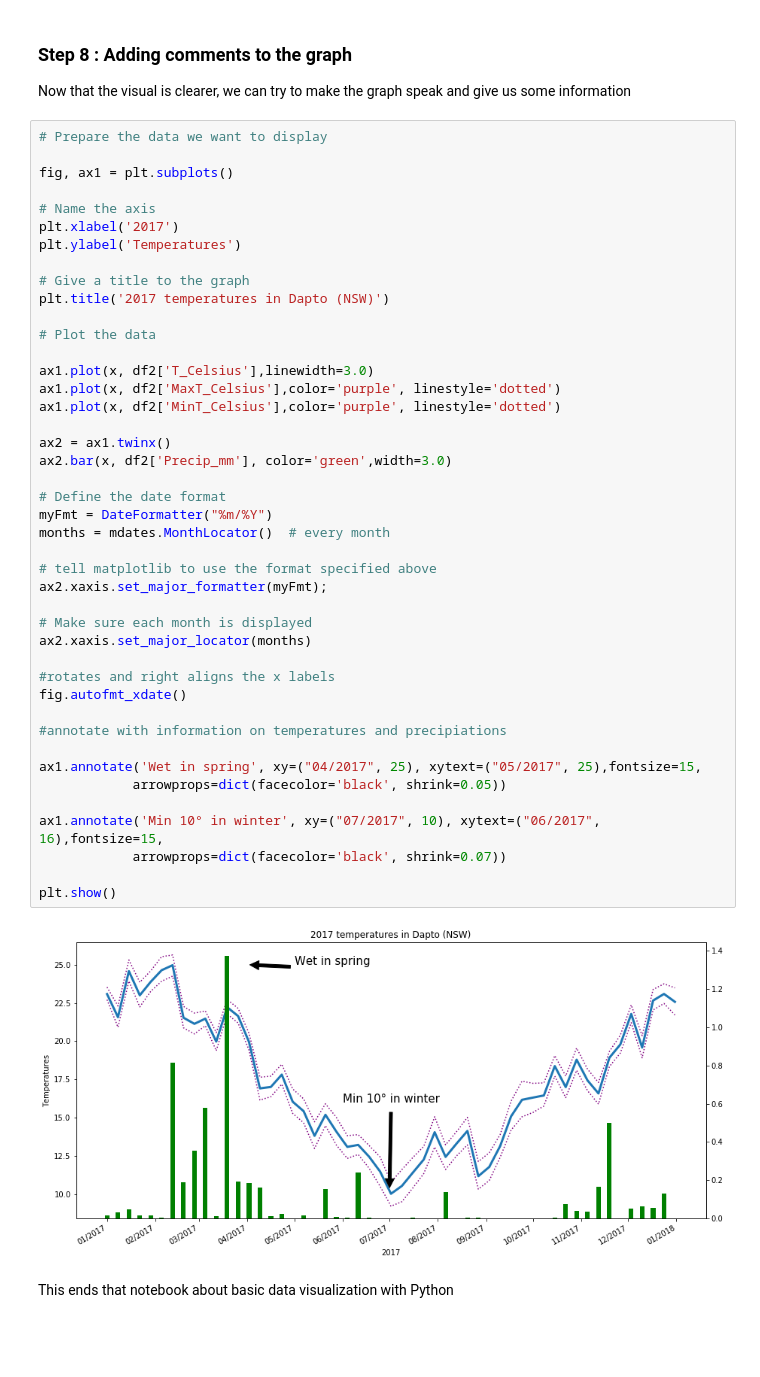
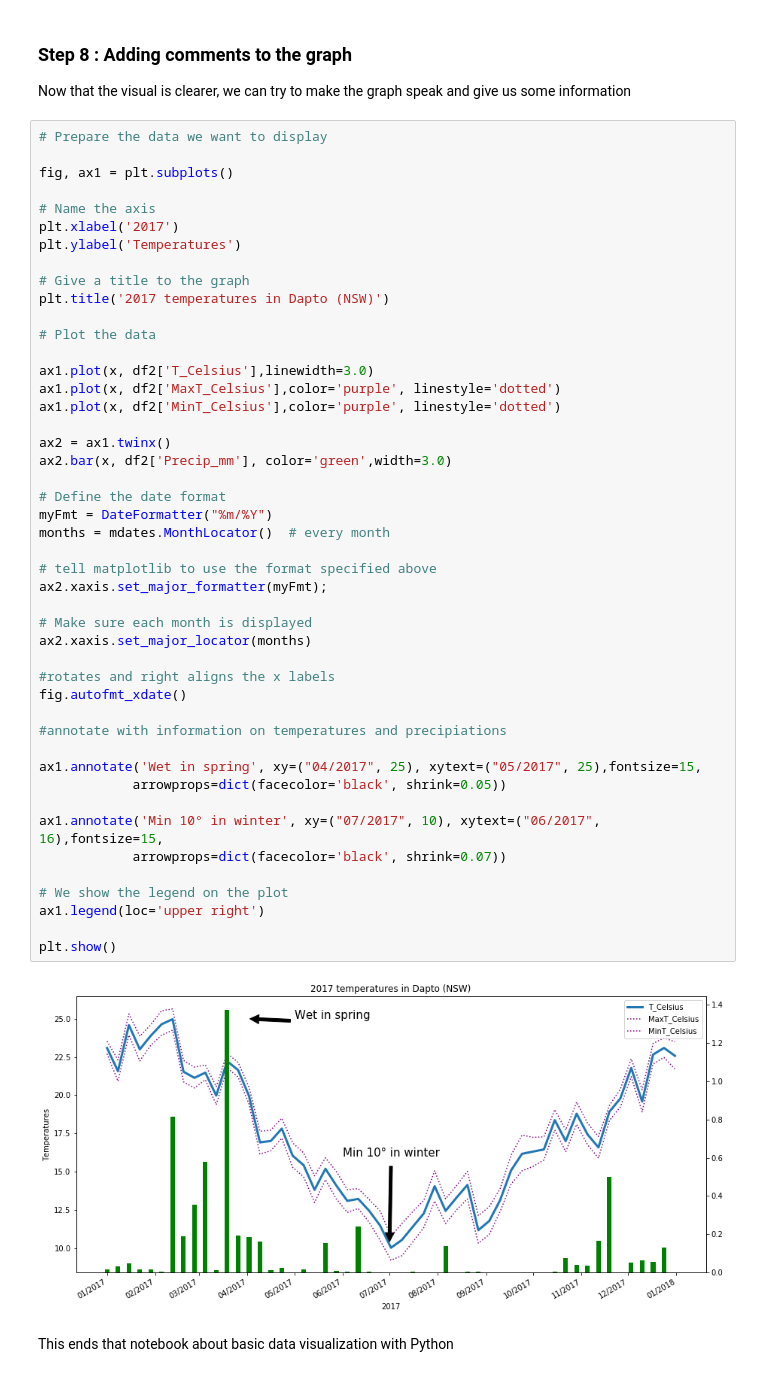
Before and after one commit to GuillaumeRouja/2019-Python-Data-Visualization, a Jupyter notebook: GR_BoM_displaying.ipynb, the cells around one changed output. Drawn from its saved outputs; the diff is of its cells as text; blank space fills up the shorter version.

Commit message:
displaying legend in final graph

```diff
--- a/GR_BoM_displaying.ipynb
+++ b/GR_BoM_displaying.ipynb
@@ -213,33 +213,36 @@ plt.title('2017 temperatures in Dapto (NSW)')
 ax1.plot(x, df2['T_Celsius'],linewidth=3.0)
 ax1.plot(x, df2['MaxT_Celsius'],color='purple', linestyle='dotted')
 ax1.plot(x, df2['MinT_Celsius'],color='purple', linestyle='dotted')
 
 ax2 = ax1.twinx()
 ax2.bar(x, df2['Precip_mm'], color='green',width=3.0)
 
 # Define the date format
 myFmt = DateFormatter("%m/%Y")
 months = mdates.MonthLocator()  # every month
 
 # tell matplotlib to use the format specified above
 ax2.xaxis.set_major_formatter(myFmt);
 
 # Make sure each month is displayed
 ax2.xaxis.set_major_locator(months)
 
 #rotates and right aligns the x labels
 fig.autofmt_xdate()
 
 #annotate with information on temperatures and precipiations
 
 ax1.annotate('Wet in spring', xy=("04/2017", 25), xytext=("05/2017", 25),fontsize=15,
             arrowprops=dict(facecolor='black', shrink=0.05))
 
 ax1.annotate('Min 10° in winter', xy=("07/2017", 10), xytext=("06/2017", 16),fontsize=15,
             arrowprops=dict(facecolor='black', shrink=0.07))
 
+# We show the legend on the plot
+ax1.legend(loc='upper right')
+
 plt.show()
 # %% [output]
-[figure, old version]
+[figure, new version]
 # %% [markdown]
 This ends that notebook about basic data visualization with Python
```
